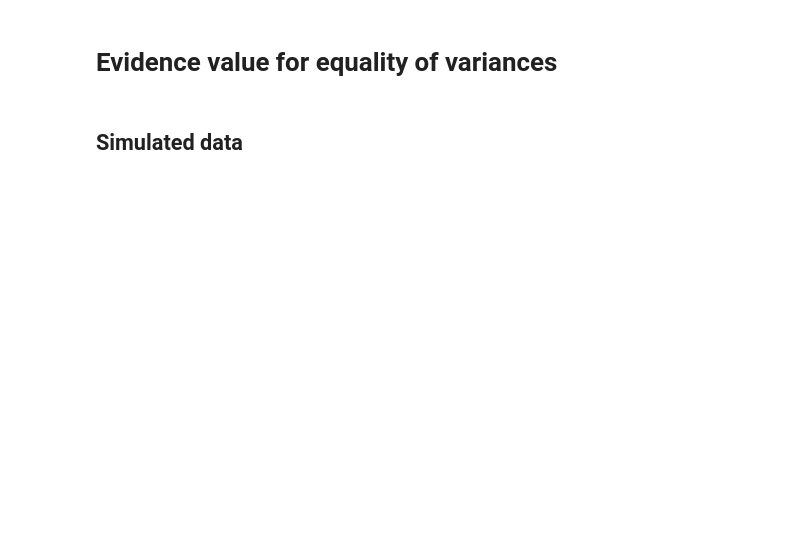
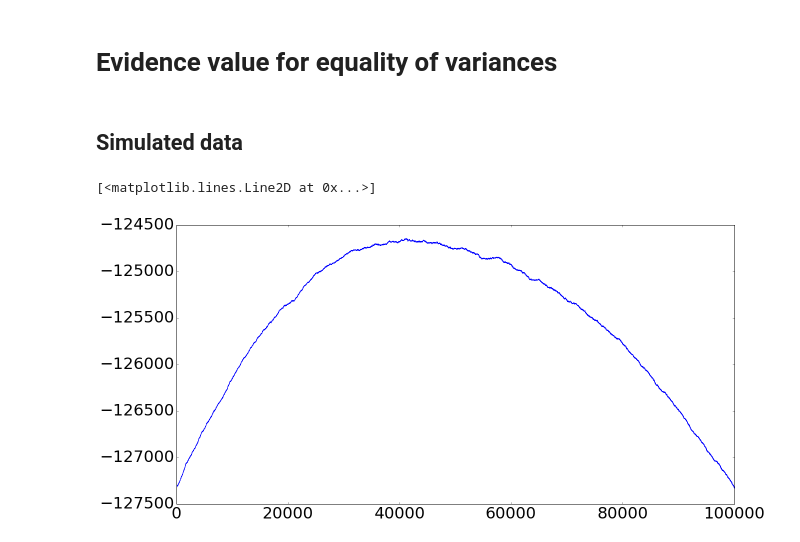
Before and after one commit to paulohubert/bayeseg, a Jupyter notebook: notebooks/evalue.ipynb, the cells around one changed output. Saved outputs shown, nothing was run; the diff lists cells and outputs as text; code cells hidden in the pictures; blank space fills up the shorter version.

```diff
--- a/notebooks/evalue.ipynb
+++ b/notebooks/evalue.ipynb
@@ -22,0 +42,6 @@ savefolder = '/home/paulo/github/bayeseg/Output/'
+# %%
+fig = plt.figure(figsize = (20, 10))
+plt.plot(p)
+# %% [output]
+[<matplotlib.lines.Line2D at 0x...>]
+[figure, added]
```
Also changed, not shown: parts of 12 cells of this notebook, 11 other files.
